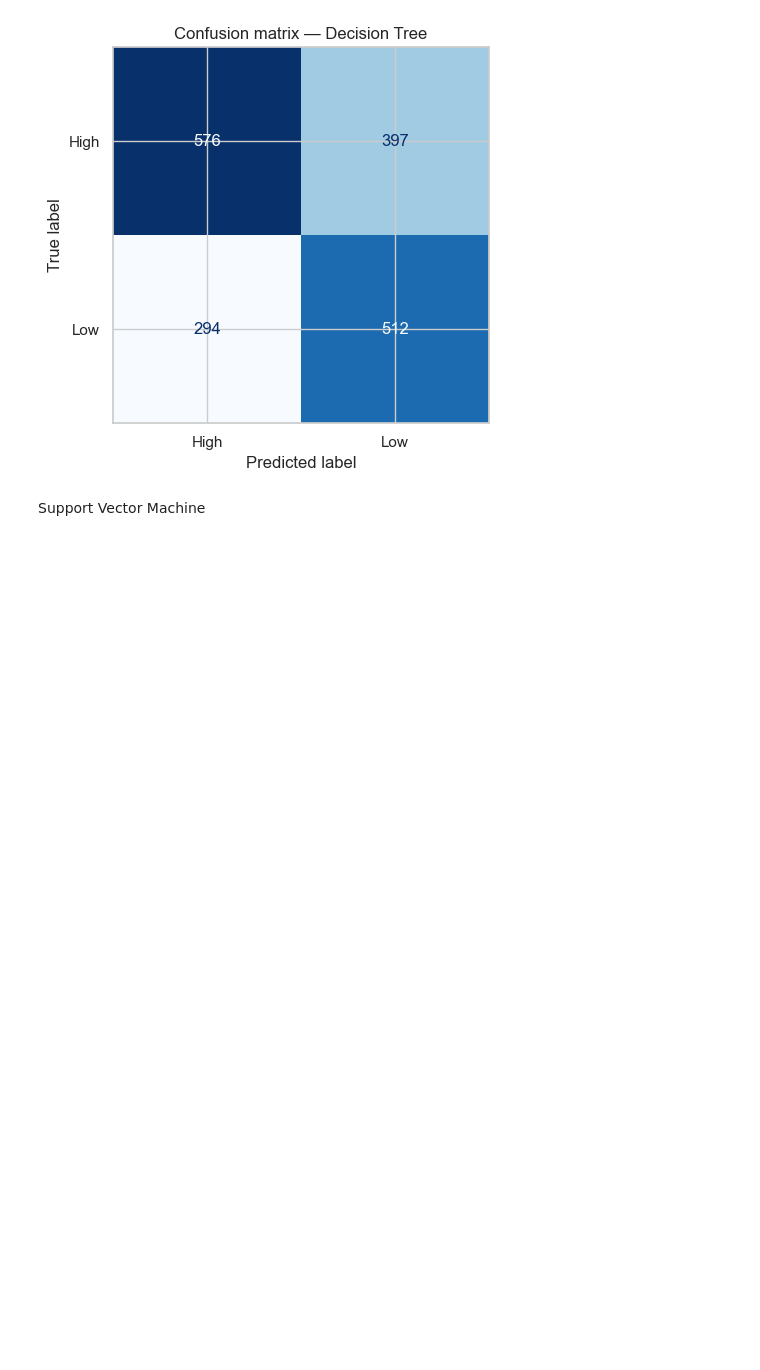
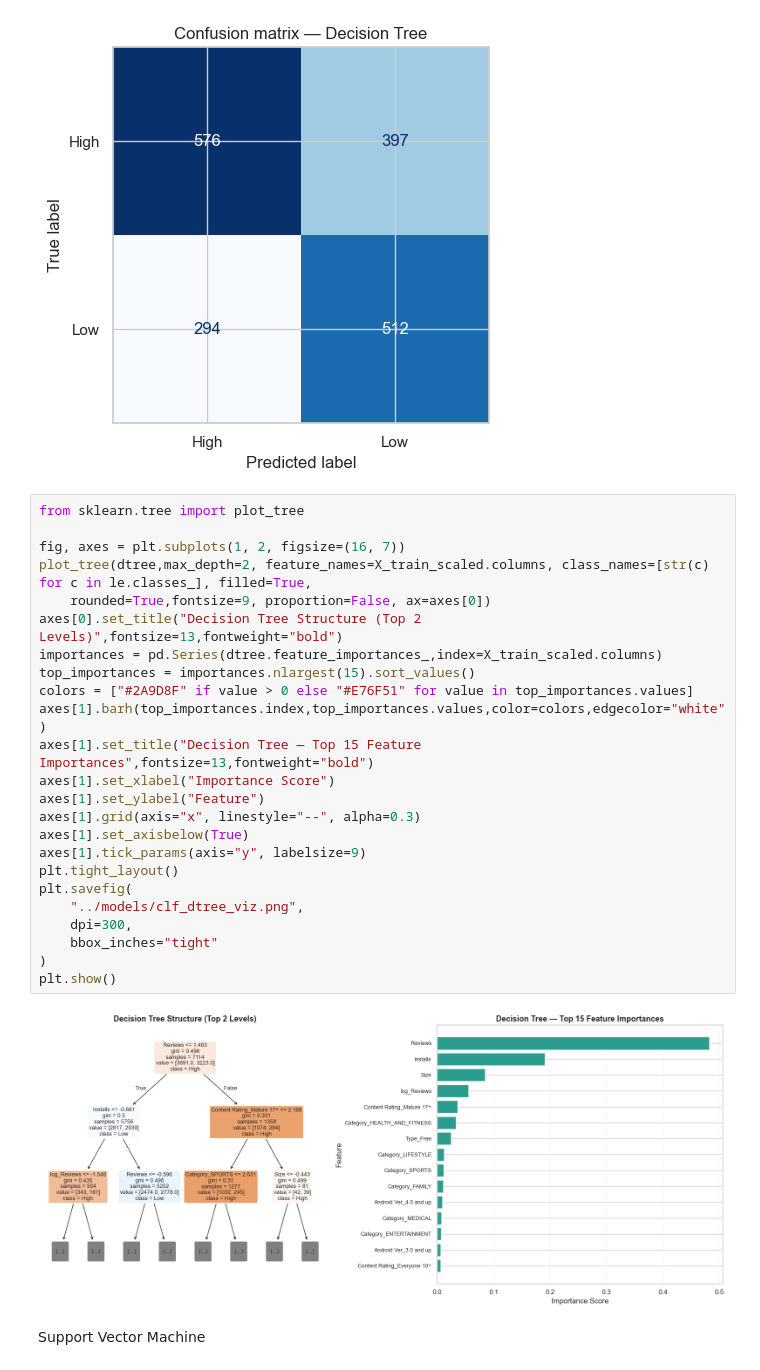
Before and after one commit to Kamalini29/ML-Capstone, a Jupyter notebook: notebooks/Classification.ipynb, the cells around one changed output. Saved outputs shown, nothing was run; the diff lists cells and outputs as text; blank space fills up the shorter version.

```diff
--- a/notebooks/Classification.ipynb
+++ b/notebooks/Classification.ipynb
@@ -315,6 +371,32 @@ dtree = evaluate_clf("Decision Tree", DecisionTreeClassifier(max_depth=6, random
 # %% [output]
 Decision Tree          Accuracy=0.6116  F1(weighted)=0.6124
 [figure]
+# %%
+from sklearn.tree import plot_tree
+
+fig, axes = plt.subplots(1, 2, figsize=(16, 7))
+plot_tree(dtree,max_depth=2, feature_names=X_train_scaled.columns, class_names=[str(c) for c in le.classes_], filled=True,
+    rounded=True,fontsize=9, proportion=False, ax=axes[0])
+axes[0].set_title("Decision Tree Structure (Top 2 Levels)",fontsize=13,fontweight="bold")
+importances = pd.Series(dtree.feature_importances_,index=X_train_scaled.columns)
+top_importances = importances.nlargest(15).sort_values()
+colors = ["#2A9D8F" if value > 0 else "#E76F51" for value in top_importances.values]
+axes[1].barh(top_importances.index,top_importances.values,color=colors,edgecolor="white")
+axes[1].set_title("Decision Tree — Top 15 Feature Importances",fontsize=13,fontweight="bold")
+axes[1].set_xlabel("Importance Score")
+axes[1].set_ylabel("Feature")
+axes[1].grid(axis="x", linestyle="--", alpha=0.3)
+axes[1].set_axisbelow(True)
+axes[1].tick_params(axis="y", labelsize=9)
+plt.tight_layout()
+plt.savefig(
+    "../models/clf_dtree_viz.png",
+    dpi=300,
+    bbox_inches="tight"
+)
+plt.show()
+# %% [output]
+[figure, added]
 # %% [markdown]
 Support Vector Machine
 # %%
```
Also changed, not shown: parts of 4 cells of this notebook, 1 other file.
